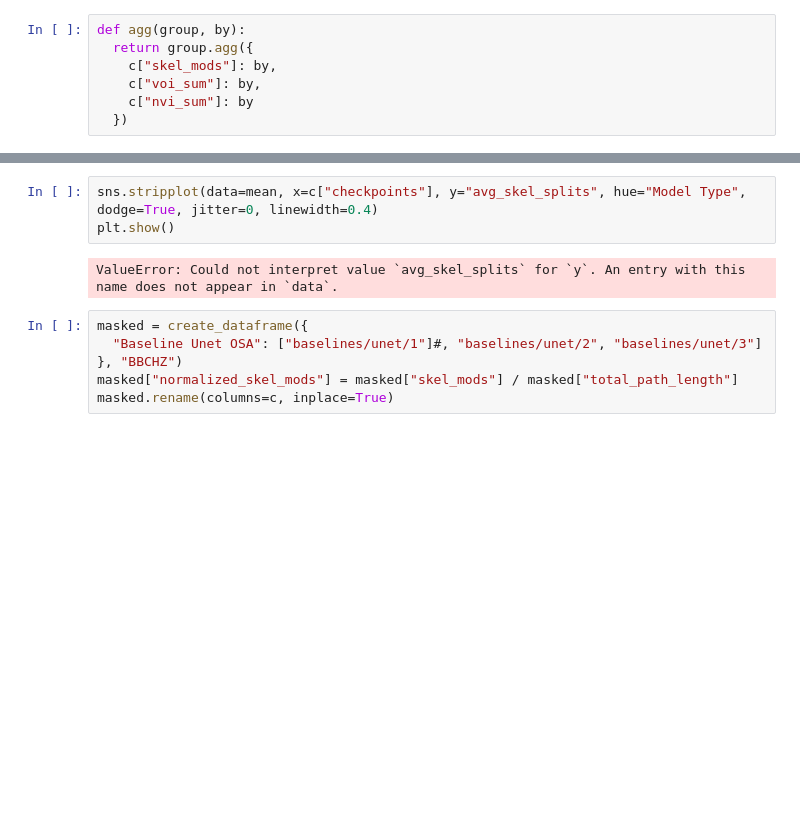
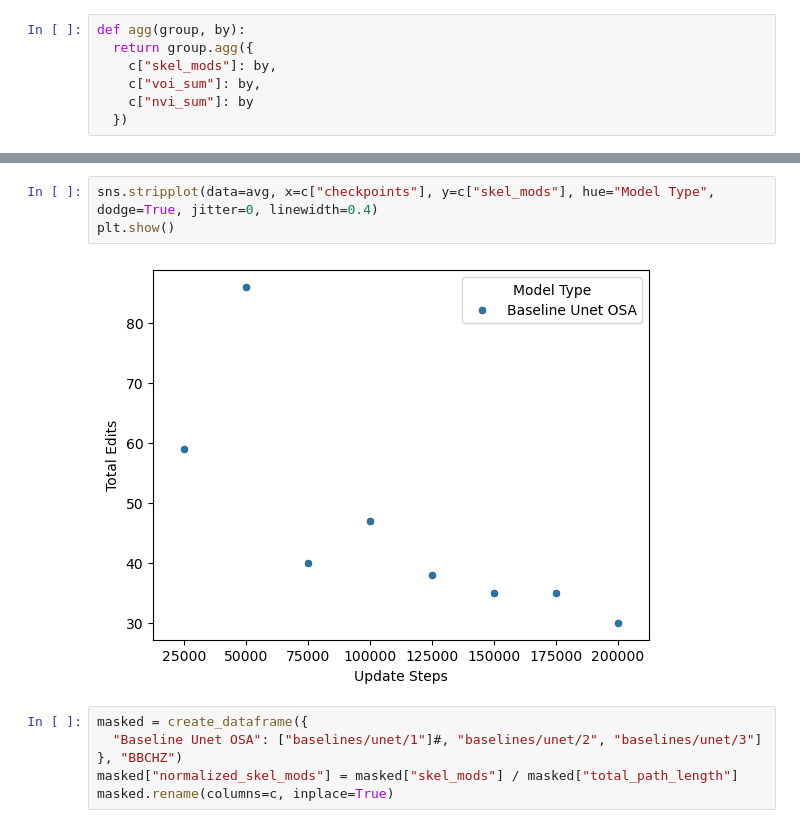
Before and after one commit to anforsm/autoseg, a Jupyter notebook: src/autoseg/ds_results.ipynb, the cells around one changed output, grey strips where cells are left out. Cells and saved outputs as stored; diff of their text form; blank space fills up the shorter version.

```diff
--- a/src/autoseg/ds_results.ipynb
+++ b/src/autoseg/ds_results.ipynb
@@ -142,8 +149,8 @@ mean = agg(baseline.groupby(["Model Type", c["checkpoints"]]), "mean").reset_ind
 # %%
-sns.stripplot(data=mean, x=c["checkpoints"], y="avg_skel_splits", hue="Model Type", dodge=True, jitter=0, linewidth=0.4)
+sns.stripplot(data=avg, x=c["checkpoints"], y=c["skel_mods"], hue="Model Type", dodge=True, jitter=0, linewidth=0.4)
 plt.show()
 # %% [output]
-ValueError: Could not interpret value `avg_skel_splits` for `y`. An entry with this name does not appear in `data`.
+[figure, added]
 # %%
 masked = create_dataframe({
   "Baseline Unet OSA": ["baselines/unet/1"]#, "baselines/unet/2", "baselines/unet/3"]
```
Also changed, not shown: parts of 5 cells of this notebook, 2 other files.
